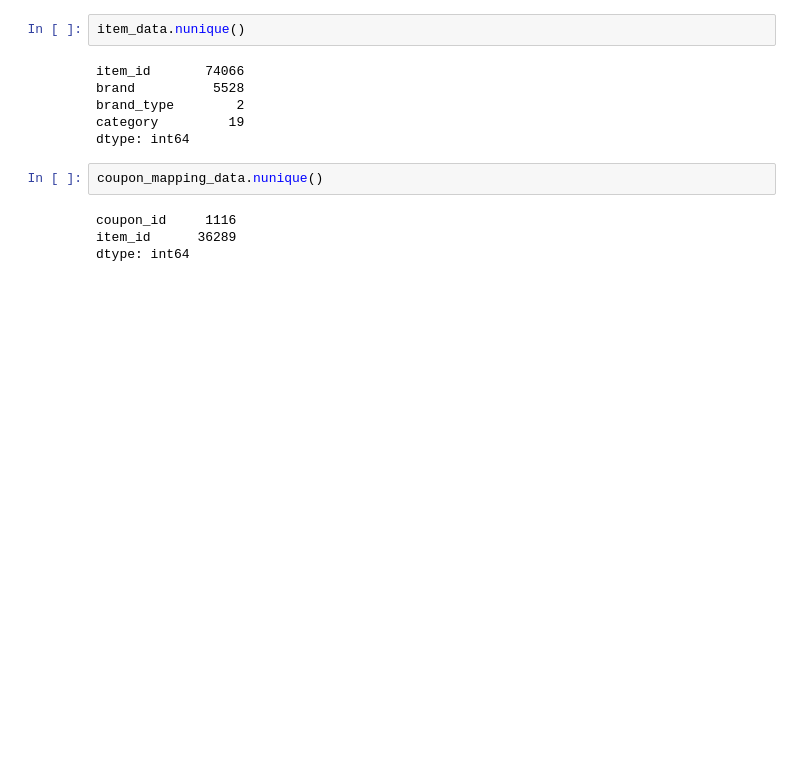
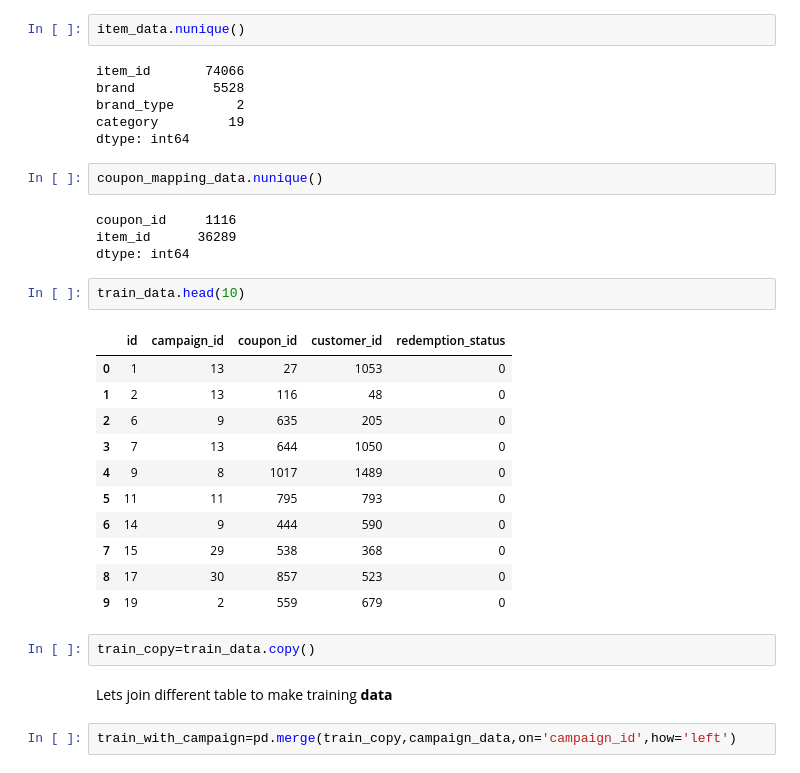
Before and after one commit to AgarwalGeeks/AmExpert, a Jupyter notebook: AmExpert.ipynb, the cells around one changed output. Cells and saved outputs as stored; diff of their text form; blank space fills up the shorter version.

Commit message:
Joining data

```diff
--- a/AmExpert.ipynb
+++ b/AmExpert.ipynb
@@ -854,3 +850,23 @@ coupon_mapping_data.nunique()
 coupon_id     1116
 item_id      36289
 dtype: int64
+# %%
+train_data.head(10)
+# %% [output]
+|  | id | campaign_id | coupon_id | customer_id | redemption_status |
+| 0 | 1 | 13 | 27 | 1053 | 0 |
+| 1 | 2 | 13 | 116 | 48 | 0 |
+| 2 | 6 | 9 | 635 | 205 | 0 |
+| 3 | 7 | 13 | 644 | 1050 | 0 |
+| 4 | 9 | 8 | 1017 | 1489 | 0 |
+| 5 | 11 | 11 | 795 | 793 | 0 |
+| 6 | 14 | 9 | 444 | 590 | 0 |
+| 7 | 15 | 29 | 538 | 368 | 0 |
+| 8 | 17 | 30 | 857 | 523 | 0 |
+| 9 | 19 | 2 | 559 | 679 | 0 |
+# %%
+train_copy=train_data.copy()
+# %% [markdown]
+Lets join different table to make training **data**
+# %%
+train_with_campaign=pd.merge(train_copy,campaign_data,on='campaign_id',how='left')
```
Also changed, not shown: parts of 11 cells of this notebook.
